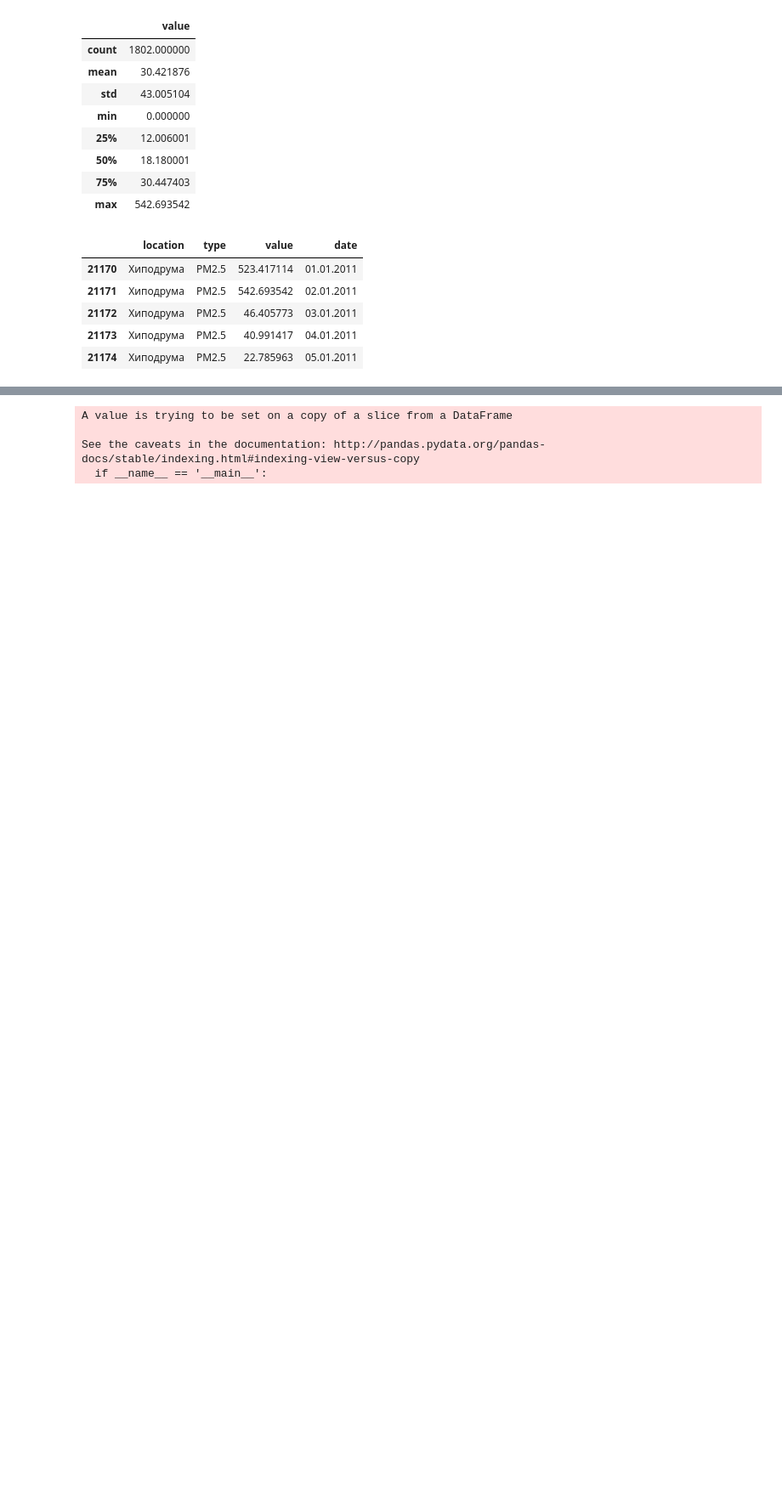
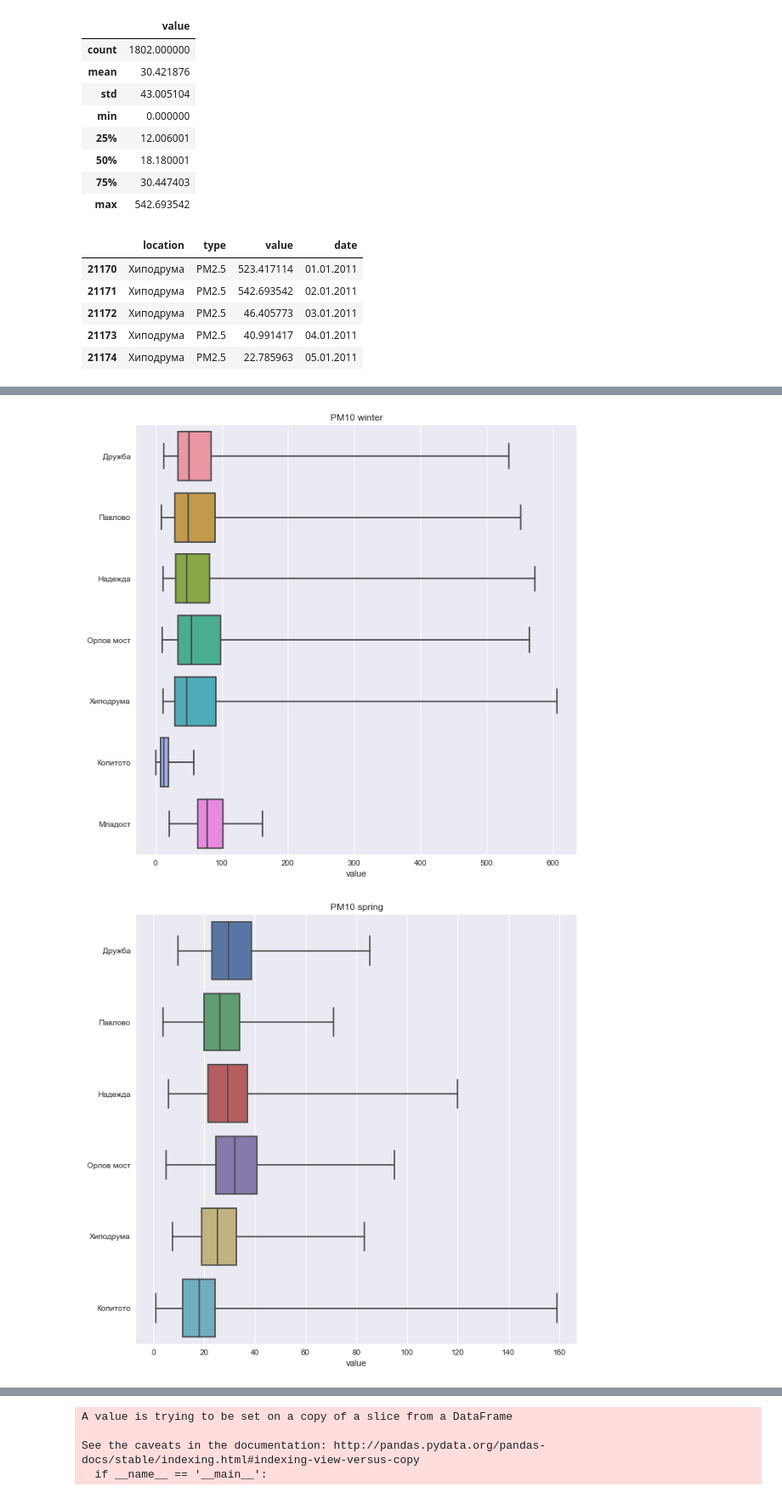
Before and after one commit to apepa/air-pollution, a Jupyter notebook: opendata process.ipynb, the cells around one changed output, grey strips where cells are left out. Shown: that part at 85% size. Cells and saved outputs as stored; diff of their text form; code cells hidden in the pictures; blank space fills up the shorter version.

```diff
--- a/opendata process.ipynb
+++ b/opendata process.ipynb
@@ -225,0 +213,24 @@ plot_by_location(df_pm10)
+# %%
+df_pm10 = pd_aggregated[(pd_aggregated['type'] == 'PM10')
+                        & (pd_aggregated['season'] == 'winter')][['value', 'location']]
+df_pm10 = df_pm10[(df_pm10.value != 0)]
+plot_by(df_pm10, by=['value', 'location'], title="PM10 winter")
+
+
+df_pm10 = pd_aggregated[(pd_aggregated['type'] == 'PM10')
+                        & (pd_aggregated['season'] == 'spring')][['value', 'location']]
+df_pm10 = df_pm10[(df_pm10.value != 0)]
+plot_by(df_pm10, by=['value', 'location'], title="PM10 spring")
+
+df_pm10 = pd_aggregated[(pd_aggregated['type'] == 'PM10')
+                        & (pd_aggregated['season'] == 'summer')][['value', 'location']]
+df_pm10 = df_pm10[(df_pm10.value != 0)]
+plot_by(df_pm10, by=['value', 'location'], title="PM10 summer")
+
+df_pm10 = pd_aggregated[(pd_aggregated['type'] == 'PM10')
+                        & (pd_aggregated['season'] == 'autumn')][['value', 'location']]
+df_pm10 = df_pm10[(df_pm10.value != 0)]
+plot_by(df_pm10, by=['value', 'location'], title="PM10 autumn")
+# %% [output]
+[figure, added]
+[figure, added]
```
Also changed, not shown: parts of 33 cells of this notebook.
